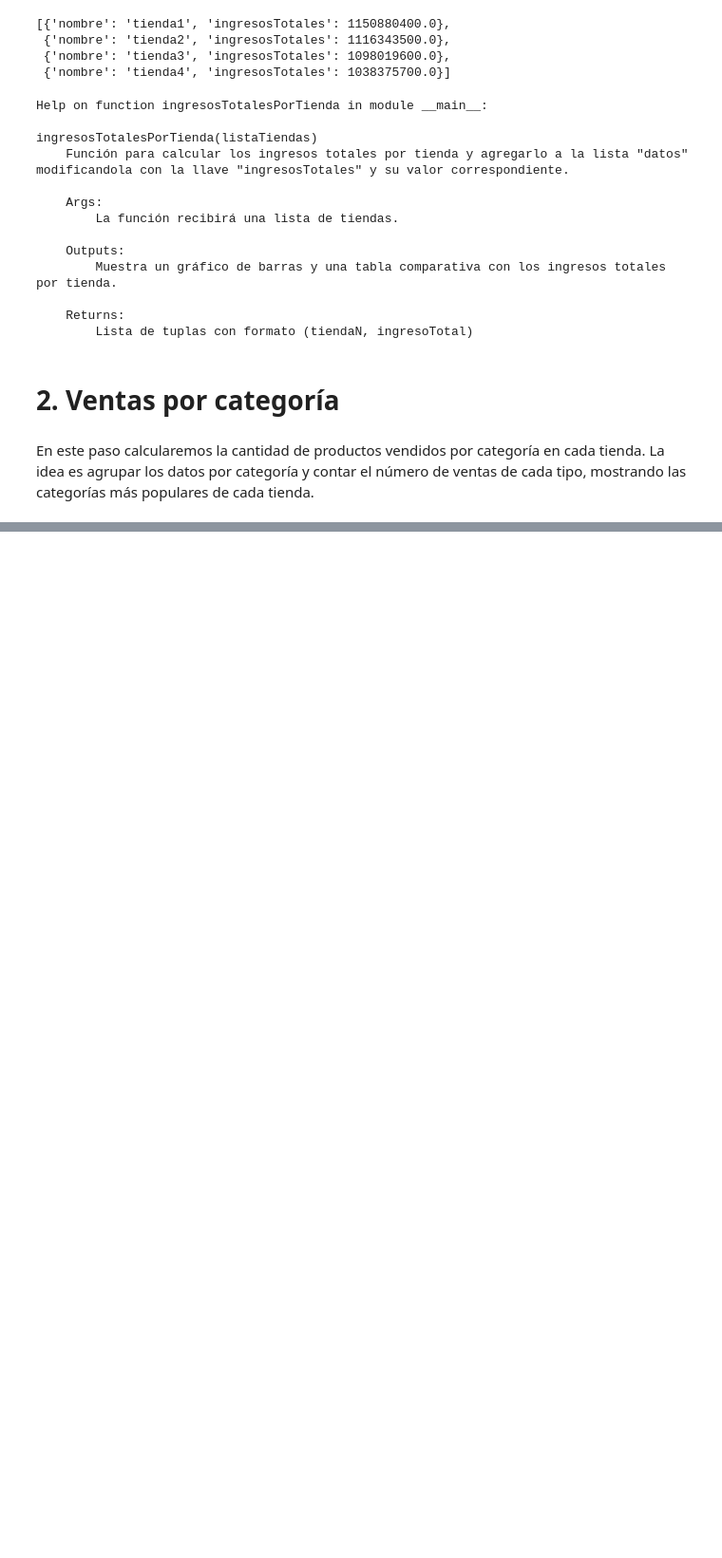
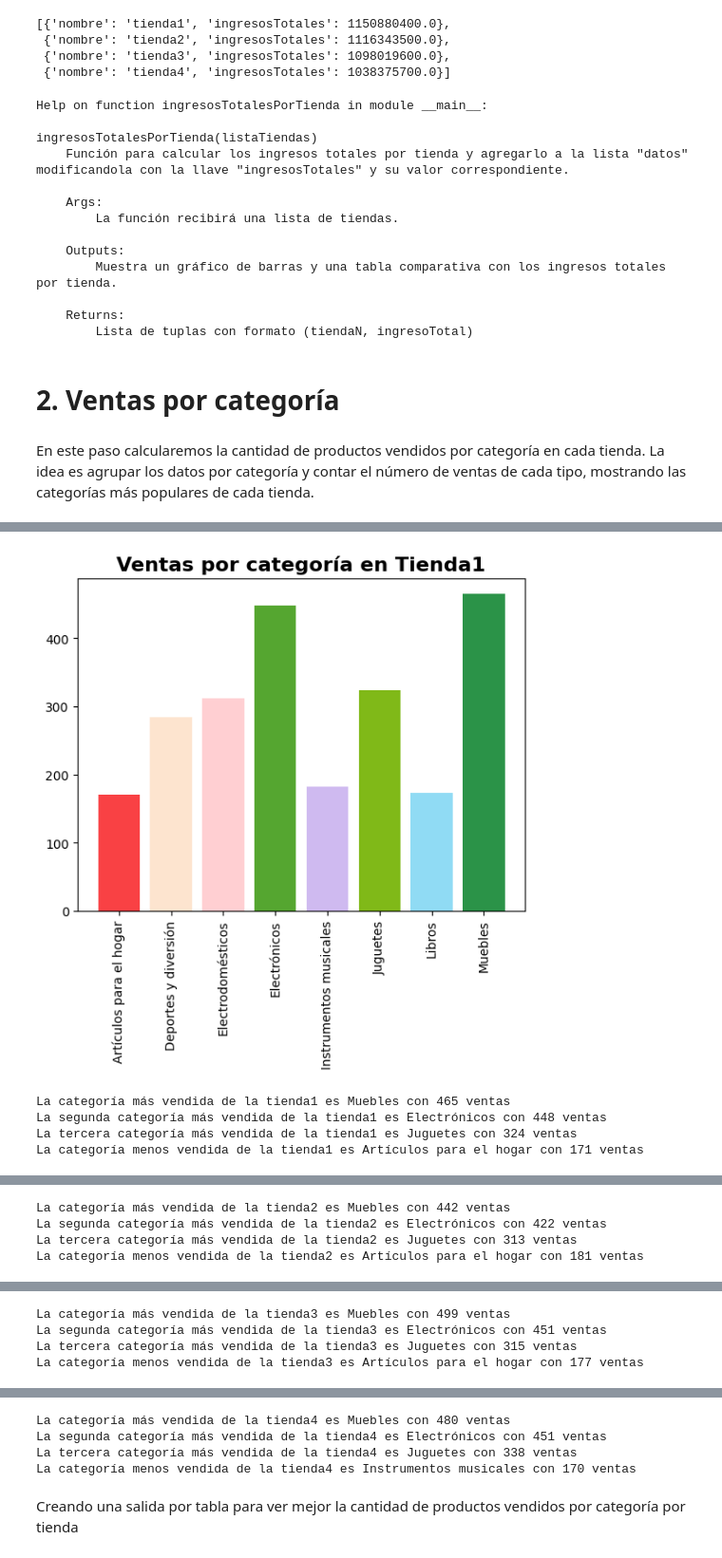
Before and after one commit to aylenfv/DS---Sr.-Juan, a Jupyter notebook: archivoDePruebas.ipynb, the cells around one changed output, grey strips where cells are left out. Shown at 95% size. Cells and saved outputs as stored; diff of their text form; code cells hidden in the pictures; blank space fills up the shorter version.

Commit message:
Finalizada sección 2 con tabla comparativa

```diff
--- a/archivoDePruebas.ipynb
+++ b/archivoDePruebas.ipynb
@@ -351,40 +180,0 @@ a
-# %%
-def ventasPorCategoria (listaTiendas):
-    '''Función que lee una lista de las tiendas, agrega a la lista "datos" creada previamente, una llave "categorias" con un valor igual a un nuevo diccionario, que contiene como llave las distintas categorías con un valor igual a la cantidad de productos vendidos de esa categoría.
-
-    args:
-        lista de tiendas
-
-    return:
-
-    '''
-    # dentro de cada elemento de la lista datos, se encuentra una tienda. A cada tienda añadiremos un elemento a su diccionario llamado "categorias",
-    # el cuál será un diccionario que luego almacenará como llaves las distintas categorías y cuyos valores serán la cantidad de productos vendidos de esa categorías.
-
-    # iniciaremos una lista llamada "categorias" para ir anexando dentro todas las categorías en caso de que esté presente en una tienda, y en otra no.
-
-    categorias = []
-
-
-
-    for i in range(len(listaTiendas)):
-        # añadimos dentro de cada tienda en 'datos' el elemento llamado "categorias" que tendrá un diccionario vacío donde luego añadiremos las categorías con cantidad de productos vendidos por tienda.
-        datos[i]['categorias']={}
-
-        # dentro de la tienda con tiendas[i], ingresaremos a "Categoría del Producto"
-        # tiendas[i]["Categoría del Producto"] nos devuelve un objeto de tipo pandas.core.series.Series
-        # tiendas[i]['Categoría del Producto'].items() nos devuelve un objeto tipo zip
-        # con list(tiendas[i]['Categoría del Producto'].items()) nos devuelve una lista de tuplas, donde el primer elemento será del registro, y el segundo la categoría de dicha venta, cuyo index será 1
-        for categoria in list(listaTiendas[i]['Categoría del Producto'].items()):
-
-            # por eso dentro de los items de categoría, para acceder propiamente el nombre de la categoría del producto, debemos usar categoria[1]
-
-            # si la categoría ya existe dentro de nuestro registro de categorías en datos, adicionamos 1 a su valor, para saber cuántos productos fueron vendidos de esa categoría
-            if categoria[1] in datos[i]['categorias']:
-                datos[i]['categorias'][categoria[1]] += 1
-            # si la categoría no existe en nuestro registro, la inicializamos con valor = 1
-            else:
-                datos[i]['categorias'][categoria[1]] = 1
-
-        #para ordenar alfabéticamente las categorías
-        datos[i]['categorias'] = dict(sorted(datos[i]['categorias'].items()))
@@ -390,0 +331,10 @@ def ventasPorCategoria (listaTiendas):
+# %%
+# aplicamos la función para graficar, sobre la función ventasPorCategoria, entonces, agregamos la información a la lista datos, a la vez que obtenemos la tupla que retorna, como argumento de la función ventasPorCategoriaBarras
+
+ventasPorCategoriaBarras(ventasPorCategoria(tiendas))
+# %% [output]
+[figure, added]
+La categoría más vendida de la tienda1 es Muebles con 465 ventas
+La segunda categoría más vendida de la tienda1 es Electrónicos con 448 ventas
+La tercera categoría más vendida de la tienda1 es Juguetes con 324 ventas
+La categoría menos vendida de la tienda1 es Artículos para el hogar con 171 ventas
@@ -390,0 +342,4 @@ def ventasPorCategoria (listaTiendas):
+La categoría más vendida de la tienda2 es Muebles con 442 ventas
+La segunda categoría más vendida de la tienda2 es Electrónicos con 422 ventas
+La tercera categoría más vendida de la tienda2 es Juguetes con 313 ventas
+La categoría menos vendida de la tienda2 es Artículos para el hogar con 181 ventas
@@ -390,0 +347,4 @@ def ventasPorCategoria (listaTiendas):
+La categoría más vendida de la tienda3 es Muebles con 499 ventas
+La segunda categoría más vendida de la tienda3 es Electrónicos con 451 ventas
+La tercera categoría más vendida de la tienda3 es Juguetes con 315 ventas
+La categoría menos vendida de la tienda3 es Artículos para el hogar con 177 ventas
@@ -390,0 +352,6 @@ def ventasPorCategoria (listaTiendas):
+La categoría más vendida de la tienda4 es Muebles con 480 ventas
+La segunda categoría más vendida de la tienda4 es Electrónicos con 451 ventas
+La tercera categoría más vendida de la tienda4 es Juguetes con 338 ventas
+La categoría menos vendida de la tienda4 es Instrumentos musicales con 170 ventas
+# %% [markdown]
+Creando una salida por tabla para ver mejor la cantidad de productos vendidos por categoría por tienda
```
Also changed, not shown: parts of 16 cells of this notebook, 1 other file.
